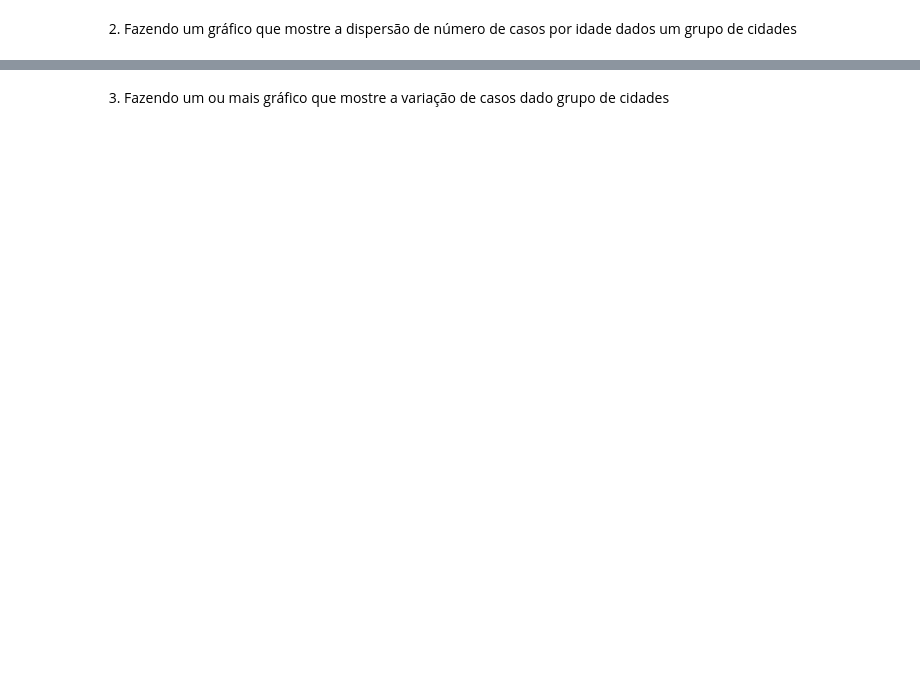
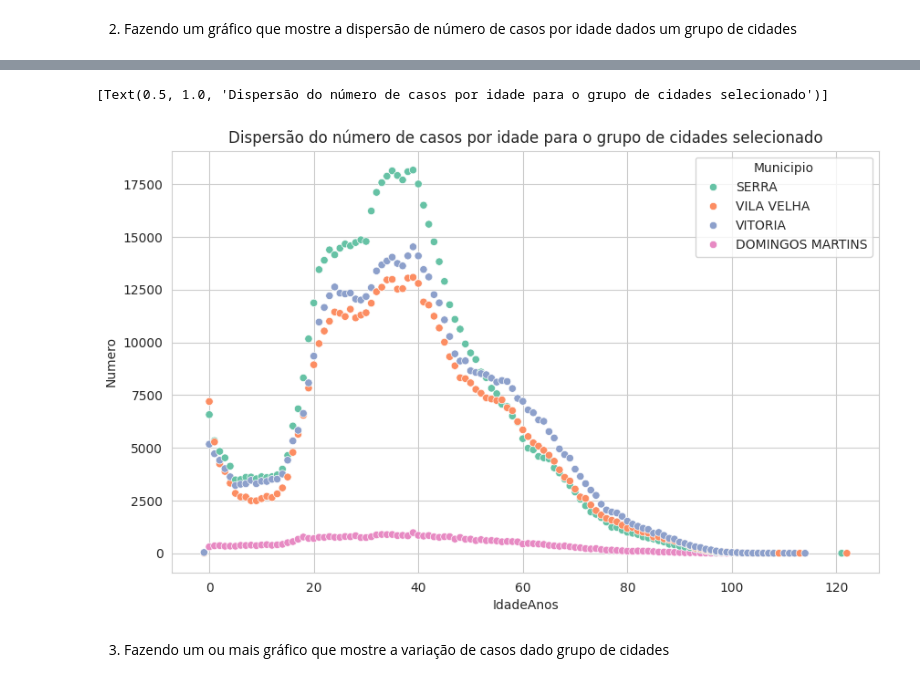
Before and after one commit to ThiagoLahass/Computational-Intelligence-in-Health-with-Python, a Jupyter notebook: Modulo II - Ferramentas/Mini-Projeto-III_COVID-19-no-ES/covid_analisys.ipynb, the cells around one changed output, grey strips where cells are left out. Saved outputs shown, nothing was run; the diff lists cells and outputs as text; code cells hidden in the pictures; blank space fills up the shorter version.

```diff
--- a/Modulo II - Ferramentas/Mini-Projeto-III_COVID-19-no-ES/covid_analisys.ipynb
+++ b/Modulo II - Ferramentas/Mini-Projeto-III_COVID-19-no-ES/covid_analisys.ipynb
@@ -120,0 +235,14 @@ Name: count, dtype: int64
+# %%
+
+# Função para extrair apenas os anos da idade
+def age_in_years(age_str):
+    years_str = age_str.split(' ')[0]
+    try:
+        years = int(years_str)
+    except ValueError:
+        years = 0
+    return years
+
+# Converter a idade para anos e criar uma nova coluna 'IdadeAnos'
+death_cases["IdadeAnos"] = death_cases["IdadeNaDataNotificacao"].apply(age_in_years)
+death_cases
@@ -125,2 +366,19 @@ Name: count, dtype: int64
 # %% [markdown]
 2. Fazendo um gráfico que mostre a dispersão de número de casos por idade dados um grupo de cidades
+# %%
+# Filter the DataFrame to include only the desired cities
+desired_cities = ["VITORIA", "SERRA", "VILA VELHA", "DOMINGOS MARTINS"]  # Example list of desired cities
+df_cities = data[data["Municipio"].isin(desired_cities)]
+
+# Função para extrair apenas os anos da idade
+def age_in_years(age_str):
+    years_str = age_str.split(' ')[0]
+    try:
+        years = int(years_str)
+    except ValueError:
+        years = 0
+    return years
+
+# Converter a idade para anos e criar uma nova coluna 'IdadeAnos'
+df_cities["IdadeAnos"] = df_cities["IdadeNaDataNotificacao"].apply(age_in_years)
+df_cities
@@ -126,0 +404,4 @@ Name: count, dtype: int64
+# %%
+cases_per_day = df_city.groupby(by="DataNotificacao").size().reset_index(name='Casos')
+cases_by_age = df_cities.groupby(by=["IdadeAnos", "Municipio"]).size().reset_index(name="Numero")
+cases_by_age
@@ -127,2 +422,10 @@ Name: count, dtype: int64
+# %%
+# Plot the scatter plot using Seaborn
+plt.figure(figsize=(10, 6))
+ax = sns.scatterplot(data=cases_by_age, x="IdadeAnos", y="Numero", hue="Municipio", palette="Set2")
+ax.set(title="Dispersão do número de casos por idade para o grupo de cidades selecionado")
+# %% [output]
+[Text(0.5, 1.0, 'Dispersão do número de casos por idade para o grupo de cidades selecionado')]
+[figure, added]
 # %% [markdown]
 3. Fazendo um ou mais gráfico que mostre a variação de casos dado grupo de cidades
```
Also changed, not shown: parts of 31 cells of this notebook, 2 other files.
